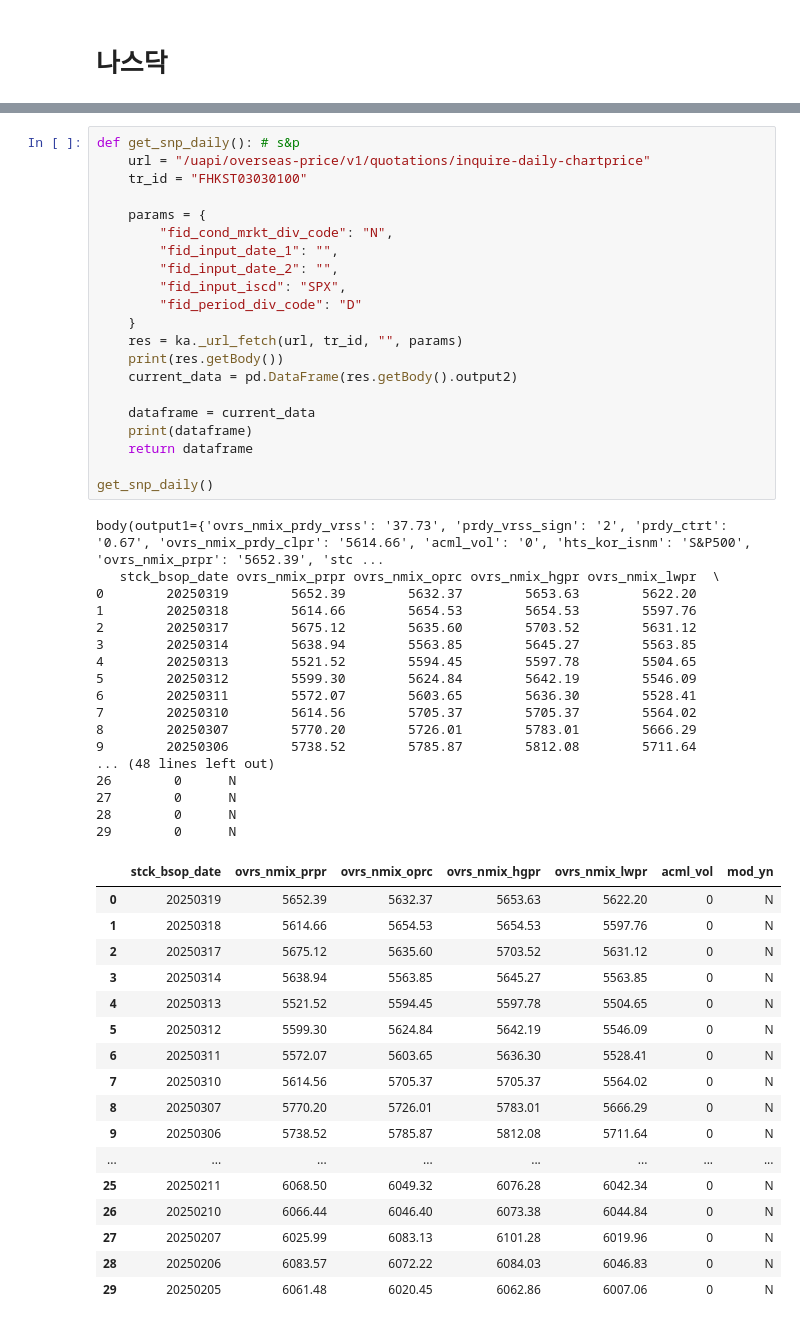
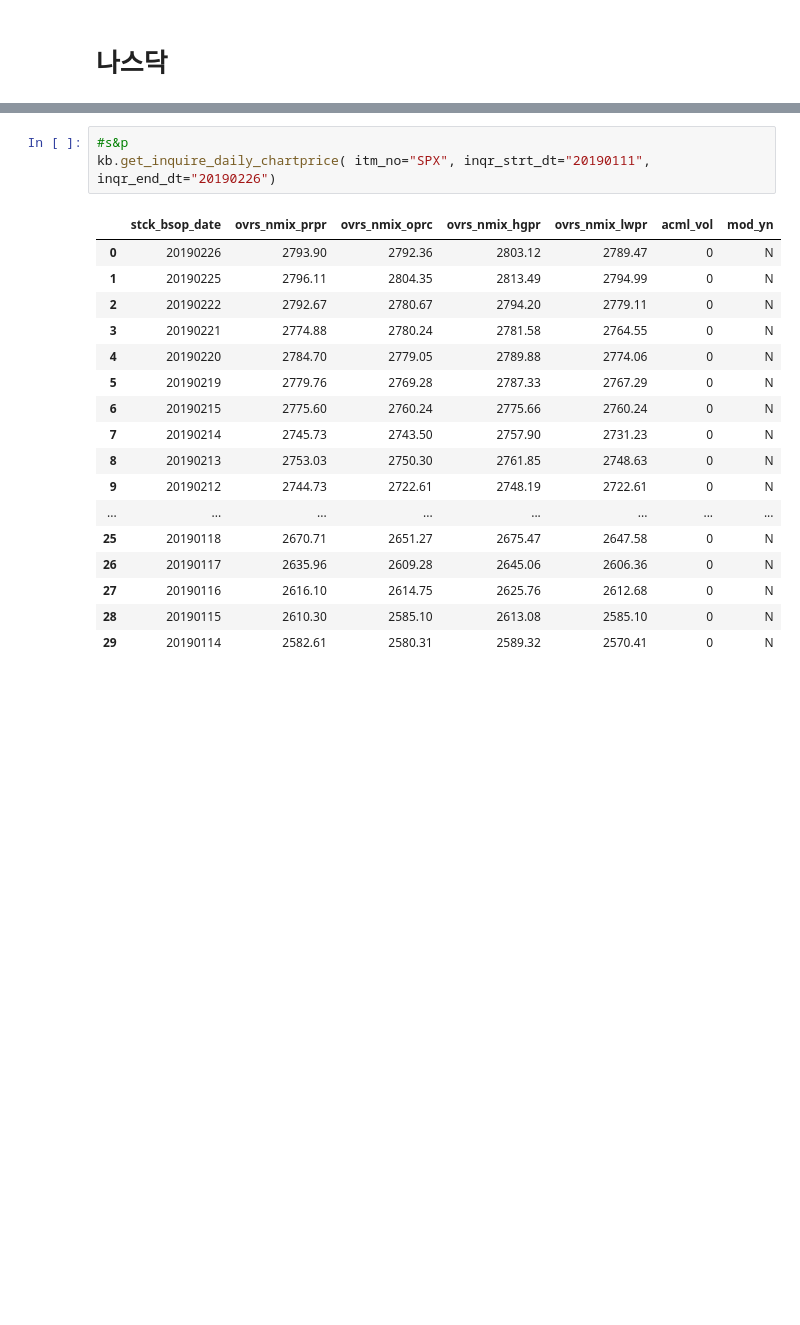
Before and after one commit to glace158/stockTrading, a Jupyter notebook: stock.ipynb, the cells around one changed output, grey strips where cells are left out. Saved outputs shown, nothing was run; the diff lists cells and outputs as text; blank space fills up the shorter version.

Commit message:
modify StockDatas

```diff
--- a/stock.ipynb
+++ b/stock.ipynb
@@ -339,59 +331,24 @@ kb.get_inquire_daily_chartprice(itm_no="COMP", inqr_strt_dt="20190111", inqr_end
 | 27 | 20190116 | 7034.69 | 7033.75 | 7079.63 | 7028.12 | 2148862900 | N |
 | 28 | 20190115 | 7023.83 | 6931.39 | 7025.85 | 6928.12 | 2037435700 | N |
 | 29 | 20190114 | 6905.92 | 6908.03 | 6936.22 | 6887.48 | 1938772500 | N |
-# %%
-def get_snp_daily(): # s&p
-    url = "/uapi/overseas-price/v1/quotations/inquire-daily-chartprice"
-    tr_id = "FHKST03030100"
-
-    params = {
-        "fid_cond_mrkt_div_code": "N",
-        "fid_input_date_1": "",
-        "fid_input_date_2": "",
-        "fid_input_iscd": "SPX",
-        "fid_period_div_code": "D"
-    }
-    res = ka._url_fetch(url, tr_id, "", params)
-    print(res.getBody())
-    current_data = pd.DataFrame(res.getBody().output2)
-
-    dataframe = current_data
-    print(dataframe)
-    return dataframe
-
-get_snp_daily()
-# %% [output]
-body(output1={'ovrs_nmix_prdy_vrss': '37.73', 'prdy_vrss_sign': '2', 'prdy_ctrt': '0.67', 'ovrs_nmix_prdy_clpr': '5614.66', 'acml_vol': '0', 'hts_kor_isnm': 'S&P500', 'ovrs_nmix_prpr': '5652.39', 'stc ...
-   stck_bsop_date ovrs_nmix_prpr ovrs_nmix_oprc ovrs_nmix_hgpr ovrs_nmix_lwpr  \
-0        20250319        5652.39        5632.37        5653.63        5622.20
-1        20250318        5614.66        5654.53        5654.53        5597.76
-2        20250317        5675.12        5635.60        5703.52        5631.12
-3        20250314        5638.94        5563.85        5645.27        5563.85
-4        20250313        5521.52        5594.45        5597.78        5504.65
-5        20250312        5599.30        5624.84        5642.19        5546.09
-6        20250311        5572.07        5603.65        5636.30        5528.41
-7        20250310        5614.56        5705.37        5705.37        5564.02
-8        20250307        5770.20        5726.01        5783.01        5666.29
-9        20250306        5738.52        5785.87        5812.08        5711.64
-... (48 lines left out)
-26        0      N
-27        0      N
-28        0      N
-29        0      N
-|  | stck_bsop_date | ovrs_nmix_prpr | ovrs_nmix_oprc | ovrs_nmix_hgpr | ovrs_nmix_lwpr | acml_vol | mod_yn |
-| 0 | 20250319 | 5652.39 | 5632.37 | 5653.63 | 5622.20 | 0 | N |
-| 1 | 20250318 | 5614.66 | 5654.53 | 5654.53 | 5597.76 | 0 | N |
-| 2 | 20250317 | 5675.12 | 5635.60 | 5703.52 | 5631.12 | 0 | N |
-| 3 | 20250314 | 5638.94 | 5563.85 | 5645.27 | 5563.85 | 0 | N |
-| 4 | 20250313 | 5521.52 | 5594.45 | 5597.78 | 5504.65 | 0 | N |
-| 5 | 20250312 | 5599.30 | 5624.84 | 5642.19 | 5546.09 | 0 | N |
-| 6 | 20250311 | 5572.07 | 5603.65 | 5636.30 | 5528.41 | 0 | N |
-| 7 | 20250310 | 5614.56 | 5705.37 | 5705.37 | 5564.02 | 0 | N |
-| 8 | 20250307 | 5770.20 | 5726.01 | 5783.01 | 5666.29 | 0 | N |
-| 9 | 20250306 | 5738.52 | 5785.87 | 5812.08 | 5711.64 | 0 | N |
-| ... | ... | ... | ... | ... | ... | ... | ... |
-| 25 | 20250211 | 6068.50 | 6049.32 | 6076.28 | 6042.34 | 0 | N |
-| 26 | 20250210 | 6066.44 | 6046.40 | 6073.38 | 6044.84 | 0 | N |
-| 27 | 20250207 | 6025.99 | 6083.13 | 6101.28 | 6019.96 | 0 | N |
-| 28 | 20250206 | 6083.57 | 6072.22 | 6084.03 | 6046.83 | 0 | N |
-| 29 | 20250205 | 6061.48 | 6020.45 | 6062.86 | 6007.06 | 0 | N |
+# %%
+#s&p
+kb.get_inquire_daily_chartprice( itm_no="SPX", inqr_strt_dt="20190111", inqr_end_dt="20190226")
+# %% [output]
+|  | stck_bsop_date | ovrs_nmix_prpr | ovrs_nmix_oprc | ovrs_nmix_hgpr | ovrs_nmix_lwpr | acml_vol | mod_yn |
+| 0 | 20190226 | 2793.90 | 2792.36 | 2803.12 | 2789.47 | 0 | N |
+| 1 | 20190225 | 2796.11 | 2804.35 | 2813.49 | 2794.99 | 0 | N |
+| 2 | 20190222 | 2792.67 | 2780.67 | 2794.20 | 2779.11 | 0 | N |
+| 3 | 20190221 | 2774.88 | 2780.24 | 2781.58 | 2764.55 | 0 | N |
+| 4 | 20190220 | 2784.70 | 2779.05 | 2789.88 | 2774.06 | 0 | N |
+| 5 | 20190219 | 2779.76 | 2769.28 | 2787.33 | 2767.29 | 0 | N |
+| 6 | 20190215 | 2775.60 | 2760.24 | 2775.66 | 2760.24 | 0 | N |
+| 7 | 20190214 | 2745.73 | 2743.50 | 2757.90 | 2731.23 | 0 | N |
+| 8 | 20190213 | 2753.03 | 2750.30 | 2761.85 | 2748.63 | 0 | N |
+| 9 | 20190212 | 2744.73 | 2722.61 | 2748.19 | 2722.61 | 0 | N |
+| ... | ... | ... | ... | ... | ... | ... | ... |
+| 25 | 20190118 | 2670.71 | 2651.27 | 2675.47 | 2647.58 | 0 | N |
+| 26 | 20190117 | 2635.96 | 2609.28 | 2645.06 | 2606.36 | 0 | N |
+| 27 | 20190116 | 2616.10 | 2614.75 | 2625.76 | 2612.68 | 0 | N |
+| 28 | 20190115 | 2610.30 | 2585.10 | 2613.08 | 2585.10 | 0 | N |
+| 29 | 20190114 | 2582.61 | 2580.31 | 2589.32 | 2570.41 | 0 | N |
```
Also changed, not shown: parts of 5 cells of this notebook, 5 other files.
